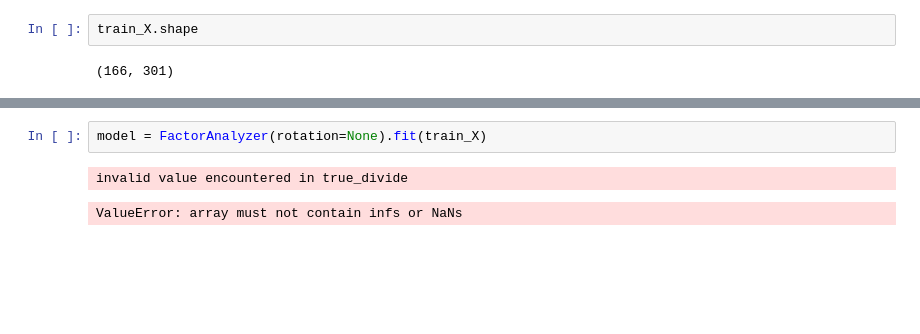
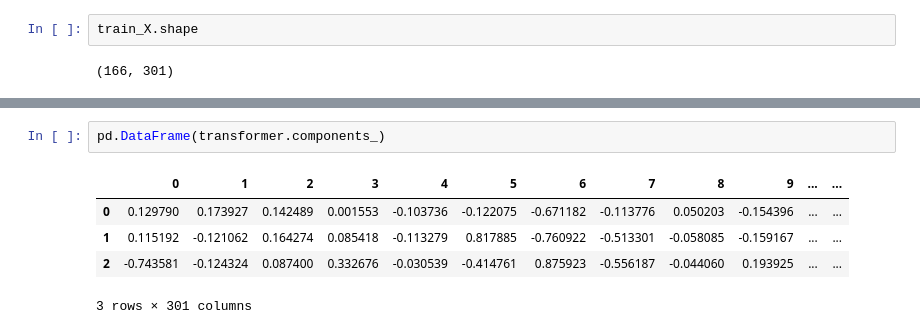
Before and after one commit to mikulatomas/statistics, a Jupyter notebook: factor_analysis/factor_analysis.ipynb, the cells around one changed output, grey strips where cells are left out. Cells and saved outputs as stored; diff of their text form; blank space fills up the shorter version.

```diff
--- a/factor_analysis/factor_analysis.ipynb
+++ b/factor_analysis/factor_analysis.ipynb
@@ -63,5 +35,8 @@ train_X
-# %%
-model = FactorAnalyzer(rotation=None).fit(train_X)
-# %% [output]
-invalid value encountered in true_divide
-ValueError: array must not contain infs or NaNs
+# %%
+pd.DataFrame(transformer.components_)
+# %% [output]
+|  | 0 | 1 | 2 | 3 | 4 | 5 | 6 | 7 | 8 | 9 | ... | ... |
+| 0 | 0.129790 | 0.173927 | 0.142489 | 0.001553 | -0.103736 | -0.122075 | -0.671182 | -0.113776 | 0.050203 | -0.154396 | ... | ... |
+| 1 | 0.115192 | -0.121062 | 0.164274 | 0.085418 | -0.113279 | 0.817885 | -0.760922 | -0.513301 | -0.058085 | -0.159167 | ... | ... |
+| 2 | -0.743581 | -0.124324 | 0.087400 | 0.332676 | -0.030539 | -0.414761 | 0.875923 | -0.556187 | -0.044060 | 0.193925 | ... | ... |
+3 rows × 301 columns
```
Also changed, not shown: parts of 6 cells of this notebook.
